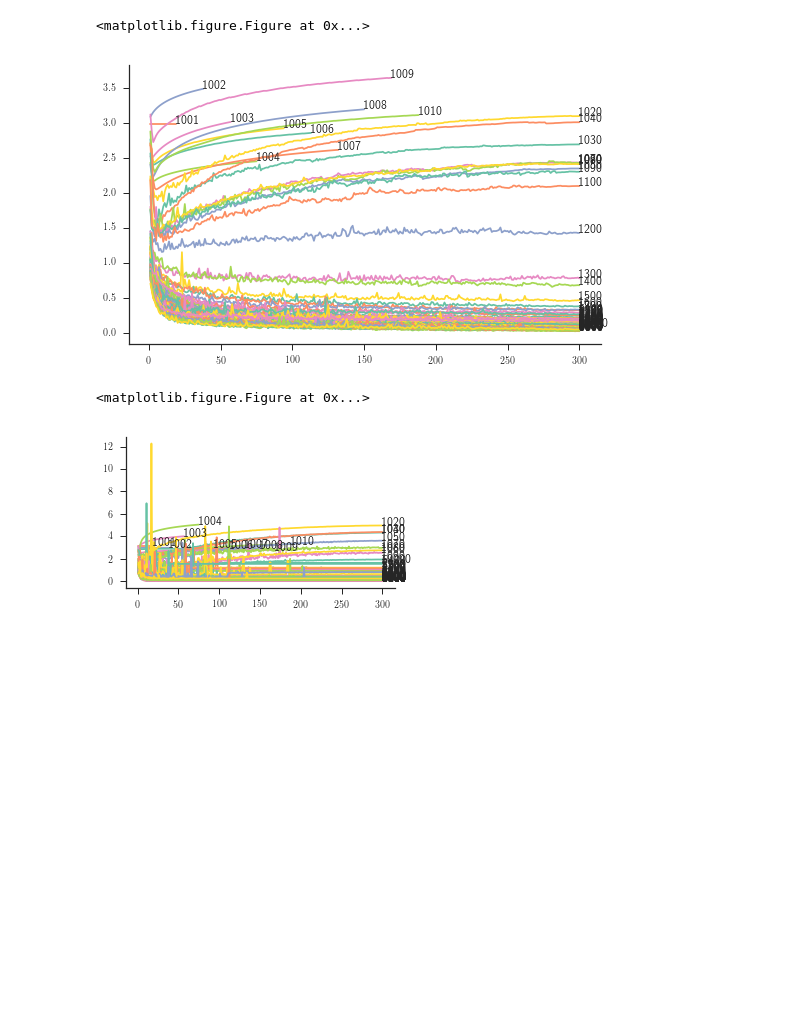
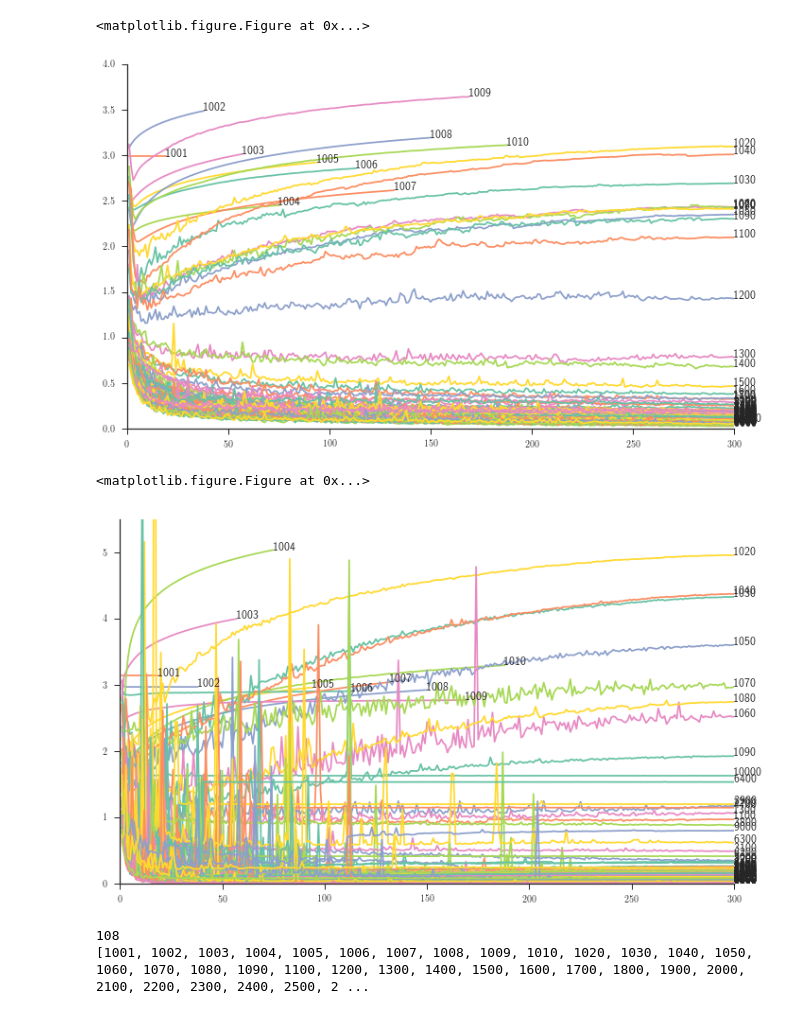
Before and after one commit to yanii/phd-thesis, a Jupyter notebook: Figs/matplotlib/tomdata.ipynb, the cells around one changed output. Cells and saved outputs as stored; diff of their text form; code cells hidden in the pictures; blank space fills up the shorter version.

Commit message:
Add tom plots

```diff
--- a/Figs/matplotlib/tomdata.ipynb
+++ b/Figs/matplotlib/tomdata.ipynb
@@ -66,7 +66,7 @@ sns.set(style='ticks', palette='Set2')
 #points = np.array([(1, 1), (-1, 1), (1, -1), (-1, -1)])
 rootdir='../../tomdata/'
 
-fig, ax = newfig(1.5)
+fig, ax = newfig(2)
 
 for infile in sorted(glob.glob( os.path.join(rootdir, 'result_fc_*.csv'))):
     #get network size from name
@@ -78,7 +78,7 @@ for infile in sorted(glob.glob( os.path.join(rootdir, 'result_fc_*.csv'))):
         plt.plot(data['epoch'], data['validationmainloss'], label=labelname)
         ax.annotate(labelname, xy=(data['epoch'][-1], data['validationmainloss'][-1]))
 #plt.legend()
-#ax.axis([0,1,-1,1])
+ax.axis([0,300,0,4])
 #fig.show()
 plt.tight_layout(.5)
 sns.despine()
@@ -86,29 +86,79 @@ plt.savefig('tomplotfc.pgf')
 plt.savefig('tomplotfc.pdf')
 # %% [output]
 <matplotlib.figure.Figure at 0x...>
-[figure, old version]
+[figure, new version]
 # %%
 #points = np.array([(1, 1), (-1, 1), (1, -1), (-1, -1)])
 rootdir='../../tomdata/'
 
-fig, ax = newfig(0.9)
+fig, ax = newfig(2)
 
 for infile in sorted(glob.glob( os.path.join(rootdir, 'result_conv_*.csv'))):
     #get network size from name
     match=re.match('^result_(.*)_(\d+)', os.path.basename(infile))
     if match:
         #labelname = match.group(1)+' '+match.group(2)
         labelname=match.group(2)
         data = np.genfromtxt(infile, delimiter=',', names=True)
         plt.plot(data['epoch'], data['validationmainloss'], label=labelname)
         ax.annotate(labelname, xy=(data['epoch'][-1], data['validationmainloss'][-1]))
 #plt.legend()
-#ax.axis([0,1,-1,1])
+ax.axis([0,300,0,5.5])
 #fig.show()
 plt.tight_layout(.5)
 sns.despine()
 plt.savefig('tomplotconv.pgf')
 plt.savefig('tomplotconv.pdf')
 # %% [output]
 <matplotlib.figure.Figure at 0x...>
-[figure, old version]
+[figure, new version]
+# %%
+#points = np.array([(1, 1), (-1, 1), (1, -1), (-1, -1)])
+rootdir='../../tomdata/'
+
+fcminvalloss = {}
+fcmintrainloss = {}
+fcmaxvalacc = {}
+fcmaxtrainacc = {}
+
+convminvalloss = {}
+convmintrainloss = {}
+convmaxvalacc = {}
+convmaxtrainacc = {}
+
+
+def plotdict(data, label):
+    sorteddata = sorted(data.items())
+
+    x = [key for (key, value) in sorteddata]
+    y = [value for (key, value) in sorteddata]
+
+    plt.plot(x, y, label=label)
+
+for infile in sorted(glob.glob( os.path.join(rootdir, 'result_fc_*.csv'))):
+    #get network size from name
+    match=re.match('^result_(.*)_(\d+)', os.path.basename(infile))
+    if match:
+        nodes=int(match.group(2))
+        data = np.genfromtxt(infile, delimiter=',', names=True)
+        fcminvalloss[nodes] = np.min(data['validationmainloss'])
+        fcmintrainloss[nodes] = np.min(data['mainloss'])
+        fcmaxvalacc[nodes] = np.max(data['validationmainaccuracy'])
+        fcmaxtrainacc[nodes] = np.max(data['mainaccuracy'])
+
+for infile in sorted(glob.glob( os.path.join(rootdir, 'result_conv_*.csv'))):
+    #get network size from name
+    match=re.match('^result_(.*)_(\d+)', os.path.basename(infile))
+    if match:
+        nodes=int(match.group(2))
+        data = np.genfromtxt(infile, delimiter=',', names=True)
+        convminvalloss[nodes] = np.min(data['validationmainloss'])
+        convmintrainloss[nodes] = np.min(data['mainloss'])
+        convmaxvalacc[nodes] = np.max(data['validationmainaccuracy'])
+        convmaxtrainacc[nodes] = np.max(data['mainaccuracy'])
+
+print(len(convminvalloss))
+print(sorted(convminvalloss.keys()))
+# %% [output]
+108
+[1001, 1002, 1003, 1004, 1005, 1006, 1007, 1008, 1009, 1010, 1020, 1030, 1040, 1050, 1060, 1070, 1080, 1090, 1100, 1200, 1300, 1400, 1500, 1600, 1700, 1800, 1900, 2000, 2100, 2200, 2300, 2400, 2500, 2 ...
```
Also changed, not shown: parts of 4 cells of this notebook, 5 other files.
